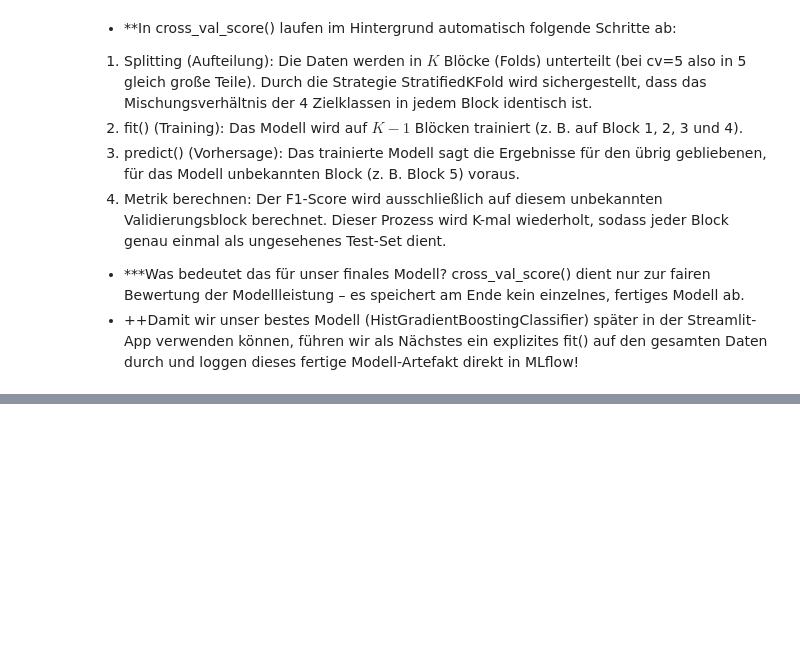
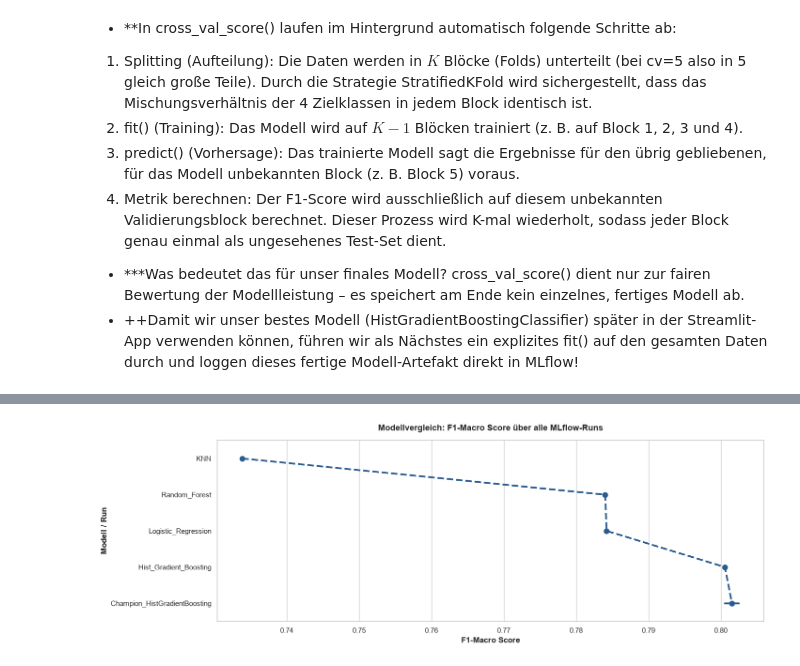
Before and after one commit to thombow-source/personality-type-predictor, a Jupyter notebook: modeling.ipynb, the cells around one changed output, grey strips where cells are left out. Cells and saved outputs as stored; diff of their text form; code cells hidden in the pictures; blank space fills up the shorter version.

```diff
--- a/modeling.ipynb
+++ b/modeling.ipynb
@@ -261,0 +548,59 @@ Deine RUN_ID lautet: 619692310ef34ec8af105180c29eb1a7
+# %%
+# Visualisierung der Evaluierungsergebnisse aus der MLflow-Datenbank
+import mlflow
+import pandas as pd
+import matplotlib.pyplot as plt
+import seaborn as sns
+
+# 1. Alle Runs aus dem aktuellen MLflow-Experiment abrufen
+
+# 1. Runs abrufen und auf die letzten 10 beschränken
+experiment = mlflow.get_experiment_by_name("personality-prediction")
+runs_df = mlflow.search_runs(
+    experiment_ids=[experiment.experiment_id],
+    max_results=10,
+    order_by=["attribute.start_time DESC"]
+)
+
+# 2. Relevante Spalten filtern & Spaltennamen säubern
+results_df = runs_df[["tags.mlflow.runName", "metrics.f1_macro"]].dropna()
+results_df.columns = ["Model", "F1_Macro"]
+
+# Sortieren nach F1-Macro Score für eine schöne Darstellung
+results_df = results_df.sort_values(by="F1_Macro", ascending=True)
+
+# 3. Streu-/Balkendiagramm zeichnen (Visualisierung)
+plt.figure(figsize=(15, 5))
+sns.set_theme(style="whitegrid")
+
+# Punkteplot (Scatter) kombiniert mit einer dezenten Linie
+ax = sns.pointplot(
+    data=results_df,
+    x="F1_Macro",
+    y="Model",
+    color="#2b5c8f",
+    markers="o",
+    linestyles="--"
+)
+
+# Werte direkt an den Punkten einblenden
+# for i, row in results_df.reset_index(drop=True).iterrows():
+#     ax.text(
+#         row["F1_Macro"] + 0.03,
+#         i,
+#         f'{row["F1_Macro"]:.4f}',
+#         va='center',
+#         fontweight='bold',
+#         color='#1a334e'
+#     )
+
+plt.title("Modellvergleich: F1-Macro Score über alle MLflow-Runs", fontsize=13, fontweight="bold", pad=15)
+plt.xlabel("F1-Macro Score", fontweight="bold")
+plt.ylabel("Modell / Run", fontweight="bold")
+#plt.xlim(results_df["F1_Macro"].min() - 0.02, results_df["F1_Macro"].max() + 0.04)
+
+#plt.tight_layout()
+plt.savefig("data/model_comparison_plot.png", dpi=300)
+plt.show()
+# %% [output]
+[figure, added]
```
Also changed, not shown: parts of 20 cells of this notebook, 8 other files.
